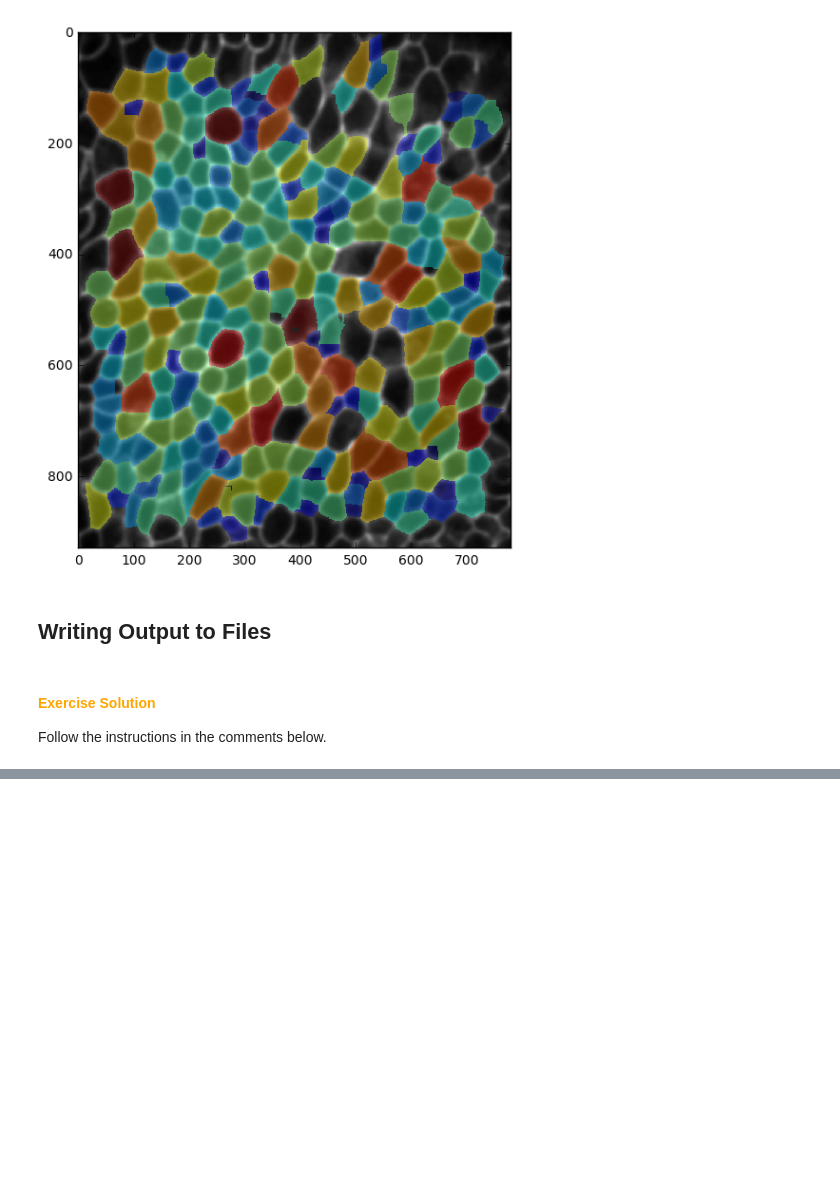
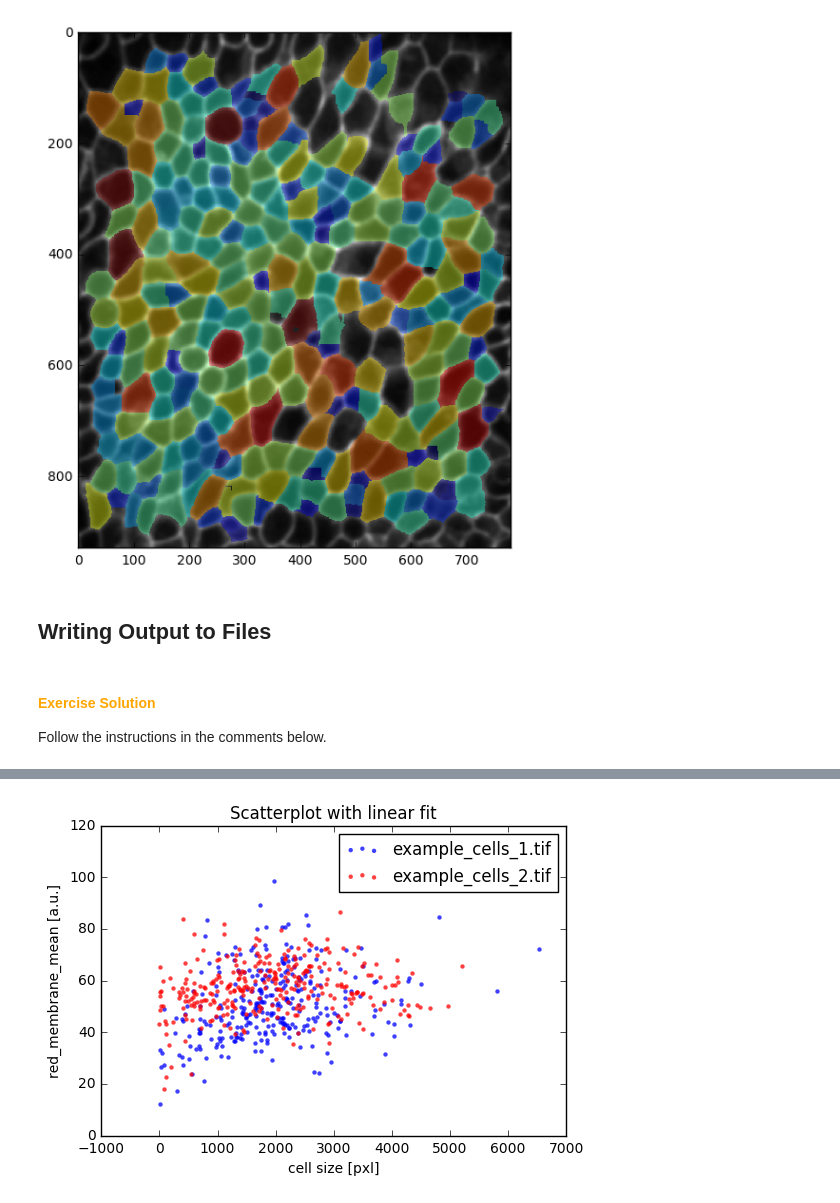
Before and after one commit to tobyhodges/python-workshop-image-processing, a Jupyter notebook: main_tutorial/tutorial_pipeline_solutions.ipynb, the cells around one changed output, grey strips where cells are left out. Drawn from its saved outputs; the diff is of its cells as text; code cells hidden in the pictures; blank space fills up the shorter version.

```diff
--- a/main_tutorial/tutorial_pipeline_solutions.ipynb
+++ b/main_tutorial/tutorial_pipeline_solutions.ipynb
@@ -597,8 +597,6 @@ results = {"cell_id":[],
 # Iterate over cell IDs
 for cell_id in np.unique(clean_ws)[1:]:
 
-    clean_ws, edges, img
-
     # Mask the current cell and cell edge
     cell_mask = clean_ws==cell_id
     edge_mask = edges==cell_id
@@ -960,0 +1078,15 @@ with open('example_cells_1_results.txt','w') as outfile:
+# %%
+# (iv) Recreate the scatterplot from above, this time with all the cells
+# You can color-code the dots to indicate which file they came from (add a legend
+# to label it explicitely).
+colors = ['blue','red']
+for key,color in zip(sorted(all_results.keys()), colors):
+    plt.scatter(all_results[key]["cell_area"], all_results[key]["red_mem_mean"],
+                linewidth=0, color=color, s=10, label=key,alpha=0.75)
+plt.legend()
+plt.xlabel("cell size [pxl]")
+plt.ylabel("red_membrane_mean [a.u.]")
+plt.title("Scatterplot with linear fit")
+plt.show()
+# %% [output]
+[figure, added]
```
Also changed, not shown: parts of 7 cells of this notebook, 9 other files.
